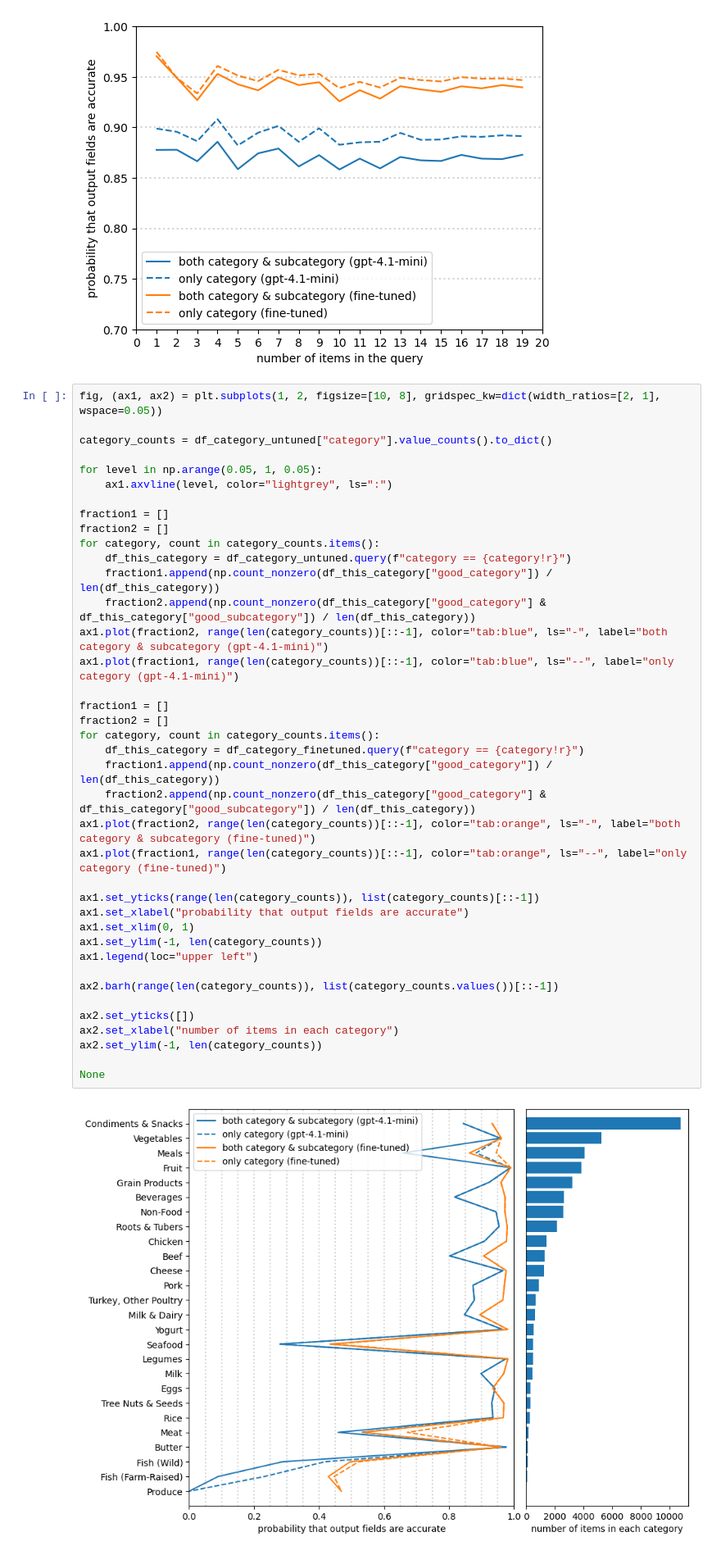
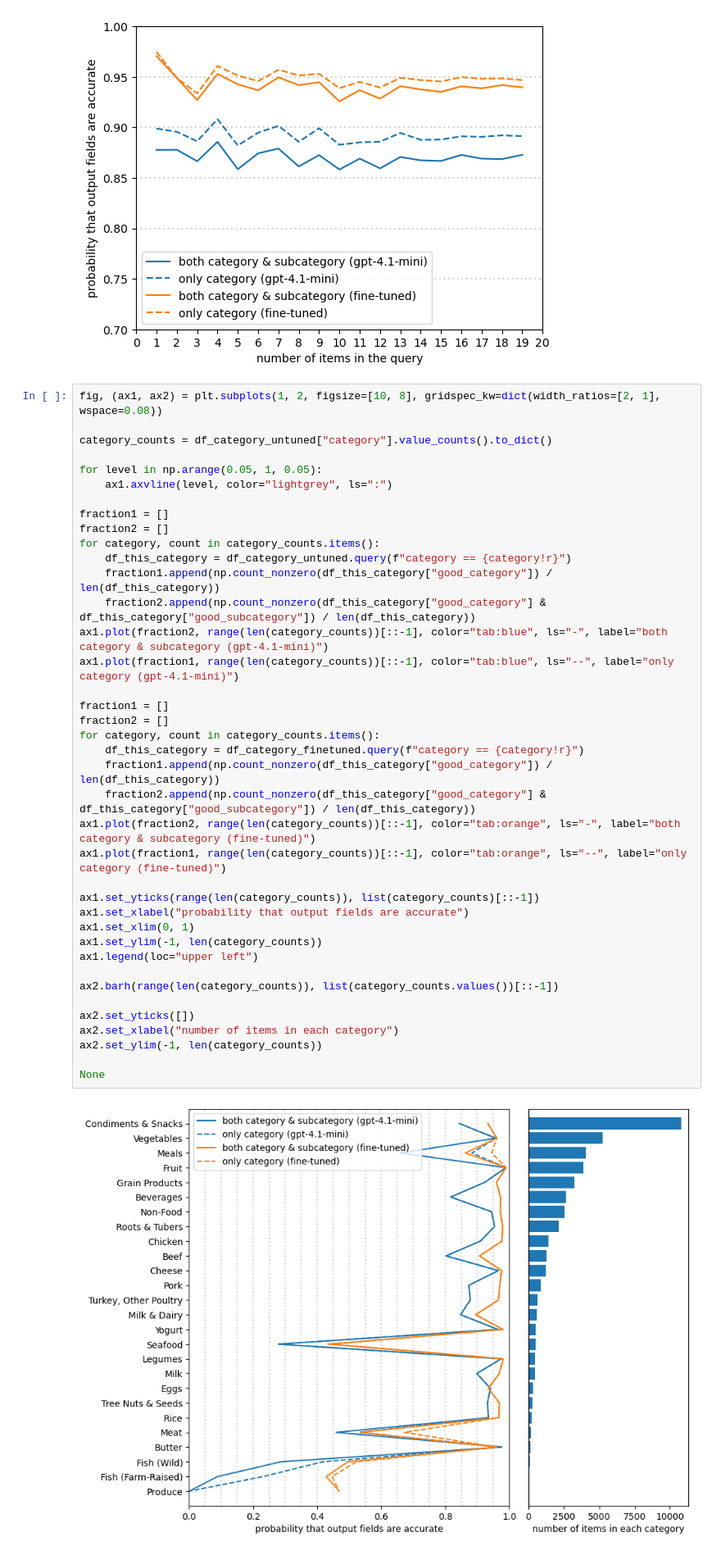
Before and after one commit to uchicago-dsi/good-food-purchasing, a Jupyter notebook: new-data-2025-11-20/test-fine-tuning-vy.ipynb, the cells around one changed output. Shown at 82% size. Saved outputs shown, nothing was run; the diff lists cells and outputs as text.

```diff
--- a/new-data-2025-11-20/test-fine-tuning-vy.ipynb
+++ b/new-data-2025-11-20/test-fine-tuning-vy.ipynb
@@ -125,7 +213,7 @@ None
 # %% [output]
 [figure]
 # %%
-fig, (ax1, ax2) = plt.subplots(1, 2, figsize=[10, 8], gridspec_kw=dict(width_ratios=[2, 1], wspace=0.05))
+fig, (ax1, ax2) = plt.subplots(1, 2, figsize=[10, 8], gridspec_kw=dict(width_ratios=[2, 1], wspace=0.08))
 
 category_counts = df_category_untuned["category"].value_counts().to_dict()
 
@@ -137,31 +225,31 @@ fraction2 = []
 for category, count in category_counts.items():
     df_this_category = df_category_untuned.query(f"category == {category!r}")
     fraction1.append(np.count_nonzero(df_this_category["good_category"]) / len(df_this_category))
     fraction2.append(np.count_nonzero(df_this_category["good_category"] & df_this_category["good_subcategory"]) / len(df_this_category))
 ax1.plot(fraction2, range(len(category_counts))[::-1], color="tab:blue", ls="-", label="both category & subcategory (gpt-4.1-mini)")
 ax1.plot(fraction1, range(len(category_counts))[::-1], color="tab:blue", ls="--", label="only category (gpt-4.1-mini)")
 
 fraction1 = []
 fraction2 = []
 for category, count in category_counts.items():
     df_this_category = df_category_finetuned.query(f"category == {category!r}")
     fraction1.append(np.count_nonzero(df_this_category["good_category"]) / len(df_this_category))
     fraction2.append(np.count_nonzero(df_this_category["good_category"] & df_this_category["good_subcategory"]) / len(df_this_category))
 ax1.plot(fraction2, range(len(category_counts))[::-1], color="tab:orange", ls="-", label="both category & subcategory (fine-tuned)")
 ax1.plot(fraction1, range(len(category_counts))[::-1], color="tab:orange", ls="--", label="only category (fine-tuned)")
 
 ax1.set_yticks(range(len(category_counts)), list(category_counts)[::-1])
 ax1.set_xlabel("probability that output fields are accurate")
 ax1.set_xlim(0, 1)
 ax1.set_ylim(-1, len(category_counts))
 ax1.legend(loc="upper left")
 
 ax2.barh(range(len(category_counts)), list(category_counts.values())[::-1])
 
 ax2.set_yticks([])
 ax2.set_xlabel("number of items in each category")
 ax2.set_ylim(-1, len(category_counts))
 
 None
 # %% [output]
-[figure, old version]
+[figure, new version]
```
Also changed, not shown: parts of 4 cells of this notebook.
